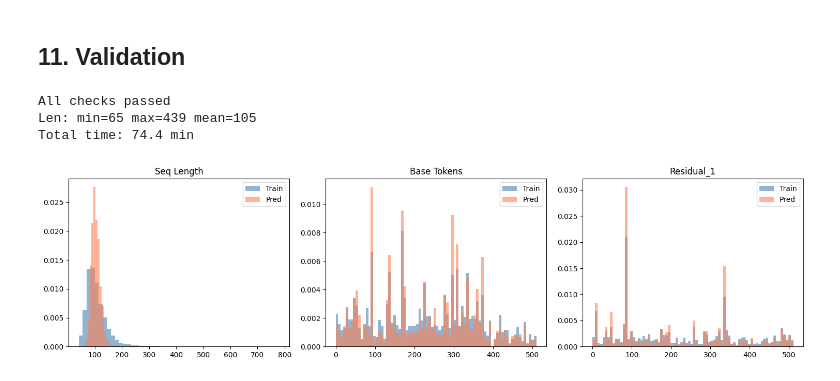
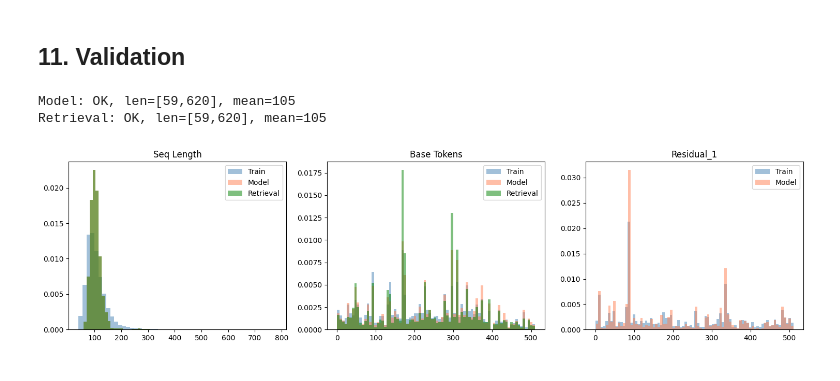
Before and after one commit to arec1b0/kaggle-notebooks, a Jupyter notebook: motion-generation.ipynb, the cells around one changed output. Cells and saved outputs as stored; diff of their text form; code cells hidden in the pictures.

```diff
--- a/motion-generation.ipynb
+++ b/motion-generation.ipynb
@@ -800,0 +637,19 @@ Saved: 3000 rows
+# %%
+print(f'Generating {len(test_df)} predictions...')
+t0 = time.time()
+BATCH_INF = 32
+all_preds = []
+
+for i in range(0, len(test_df), BATCH_INF):
+    e = min(i + BATCH_INF, len(test_df))
+    batch_results = generate_batch_v6(i, e)
+    all_preds.extend(batch_results)
+    if (i + BATCH_INF) % 200 < BATCH_INF:
+        elapsed = time.time() - t0
+        rate = max((i + BATCH_INF) / elapsed, 0.01)
+        eta = (len(test_df) - i - BATCH_INF) / rate
+        print(f'  {min(e,len(test_df))}/{len(test_df)} '
+              f'({elapsed:.0f}s, ETA ~{eta:.0f}s)')
+
+print(f'Model inference done: {time.time()-t0:.1f}s')
+print(f'Total: {(time.time()-T_START)/60:.1f}min')
@@ -816,40 +752,43 @@ def validate(df, n=3000):
         if len(errs) > 10: break
     return errs
 
-errs = validate(sub)
-if errs:
-    for e in errs: print(f'  x {e}')
-else:
-    print('All checks passed')
-sl_dist = sub['base_tokens'].apply(lambda x: len(str(x).split()))
-print(f'Len: min={sl_dist.min()} max={sl_dist.max()} mean={sl_dist.mean():.0f}')
-print(f'Total time: {(time.time()-T_START)/60:.1f} min')
+for name, df in [('Model', sub), ('Retrieval', ret_sub)]:
+    errs = validate(df)
+    if errs:
+        print(f'{name}: ERRORS'); [print(f'  {e}') for e in errs]
+    else:
+        sl = df['base_tokens'].apply(lambda x: len(str(x).split()))
+        print(f'{name}: OK, len=[{sl.min()},{sl.max()}], mean={sl.mean():.0f}')
 # %% [output]
-All checks passed
-Len: min=65 max=439 mean=105
-Total time: 74.4 min
+Model: OK, len=[59,620], mean=105
+Retrieval: OK, len=[59,620], mean=105
 # %%
+sl_m = sub['base_tokens'].apply(lambda x: len(str(x).split()))
+sl_r = ret_sub['base_tokens'].apply(lambda x: len(str(x).split()))
 fig, axes = plt.subplots(1,3,figsize=(15,4))
 ax = axes[0]
-ax.hist(train_valid['seq_len'],bins=50,alpha=.6,label='Train',density=True,color='steelblue')
-ax.hist(sl_dist,bins=50,alpha=.6,label='Pred',density=True,color='coral')
+ax.hist(train_valid['seq_len'],bins=50,alpha=.5,label='Train',density=True,color='steelblue')
+ax.hist(sl_m,bins=50,alpha=.5,label='Model',density=True,color='coral')
+ax.hist(sl_r,bins=50,alpha=.5,label='Retrieval',density=True,color='green')
 ax.set_title('Seq Length'); ax.legend()
 ax = axes[1]
-tbf=[]; gbf=[]
-for _,r in train_valid.head(1000).iterrows(): tbf.extend(parse_tokens(r['base_tokens'])[:100])
-for _,r in sub.head(1000).iterrows(): gbf.extend(list(map(int,str(r['base_tokens']).split()[:100])))
-ax.hist(tbf,bins=80,alpha=.6,label='Train',density=True,color='steelblue')
-ax.hist(gbf,bins=80,alpha=.6,label='Pred',density=True,color='coral')
+tbf=[]; mbf=[]; rbf=[]
+for _,r in train_valid.head(500).iterrows(): tbf.extend(parse_tokens(r['base_tokens'])[:80])
+for _,r in sub.head(500).iterrows(): mbf.extend(list(map(int,str(r['base_tokens']).split()[:80])))
+for _,r in ret_sub.head(500).iterrows(): rbf.extend(list(map(int,str(r['base_tokens']).split()[:80])))
+ax.hist(tbf,bins=80,alpha=.5,label='Train',density=True,color='steelblue')
+ax.hist(mbf,bins=80,alpha=.5,label='Model',density=True,color='coral')
+ax.hist(rbf,bins=80,alpha=.5,label='Retrieval',density=True,color='green')
 ax.set_title('Base Tokens'); ax.legend()
 ax = axes[2]
-trf=[]; grf=[]
-for _,r in train_valid.head(1000).iterrows(): trf.extend(parse_tokens(r['residual_1'])[:100])
-for _,r in sub.head(1000).iterrows(): grf.extend(list(map(int,str(r['residual_1']).split()[:100])))
-ax.hist(trf,bins=80,alpha=.6,label='Train',density=True,color='steelblue')
-ax.hist(grf,bins=80,alpha=.6,label='Pred',density=True,color='coral')
+trf=[]; mrf=[]
+for _,r in train_valid.head(500).iterrows(): trf.extend(parse_tokens(r['residual_1'])[:80])
+for _,r in sub.head(500).iterrows(): mrf.extend(list(map(int,str(r['residual_1']).split()[:80])))
+ax.hist(trf,bins=80,alpha=.5,label='Train',density=True,color='steelblue')
+ax.hist(mrf,bins=80,alpha=.5,label='Model',density=True,color='coral')
 ax.set_title('Residual_1'); ax.legend()
 plt.tight_layout(); plt.show()
 # %% [output]
-[figure, old version]
+[figure, new version]
 # %%
 print('='*60)
```
Also changed, not shown: parts of 55 cells of this notebook.
